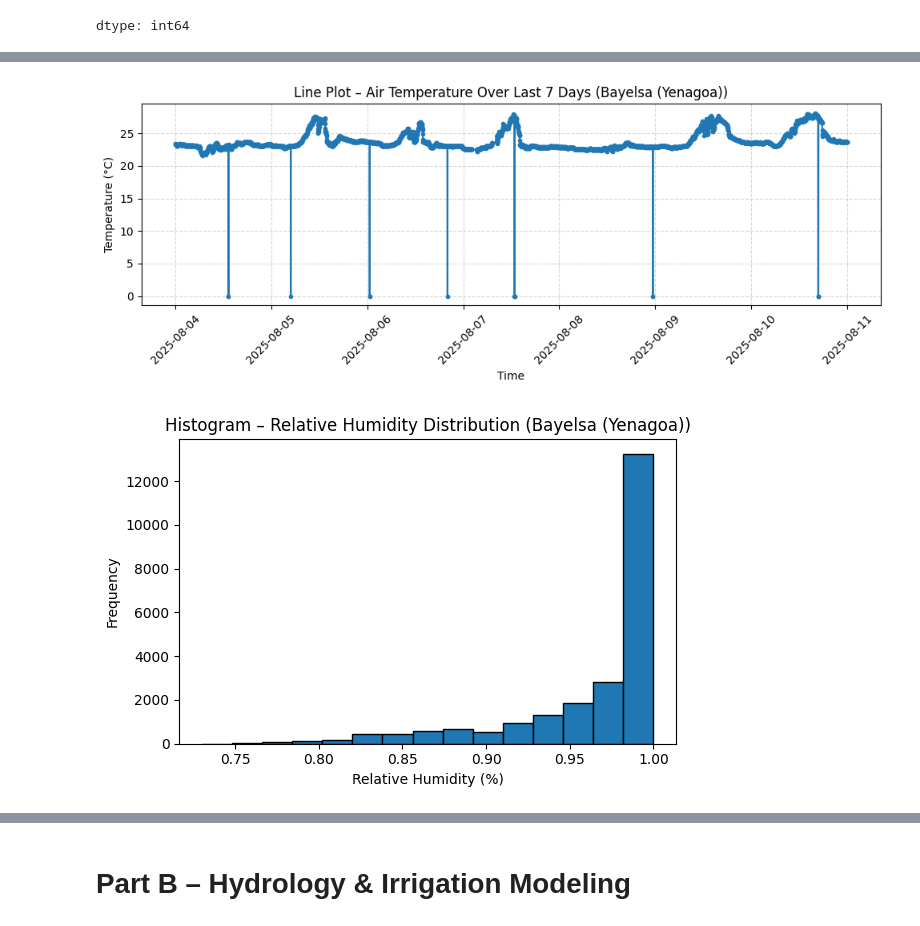
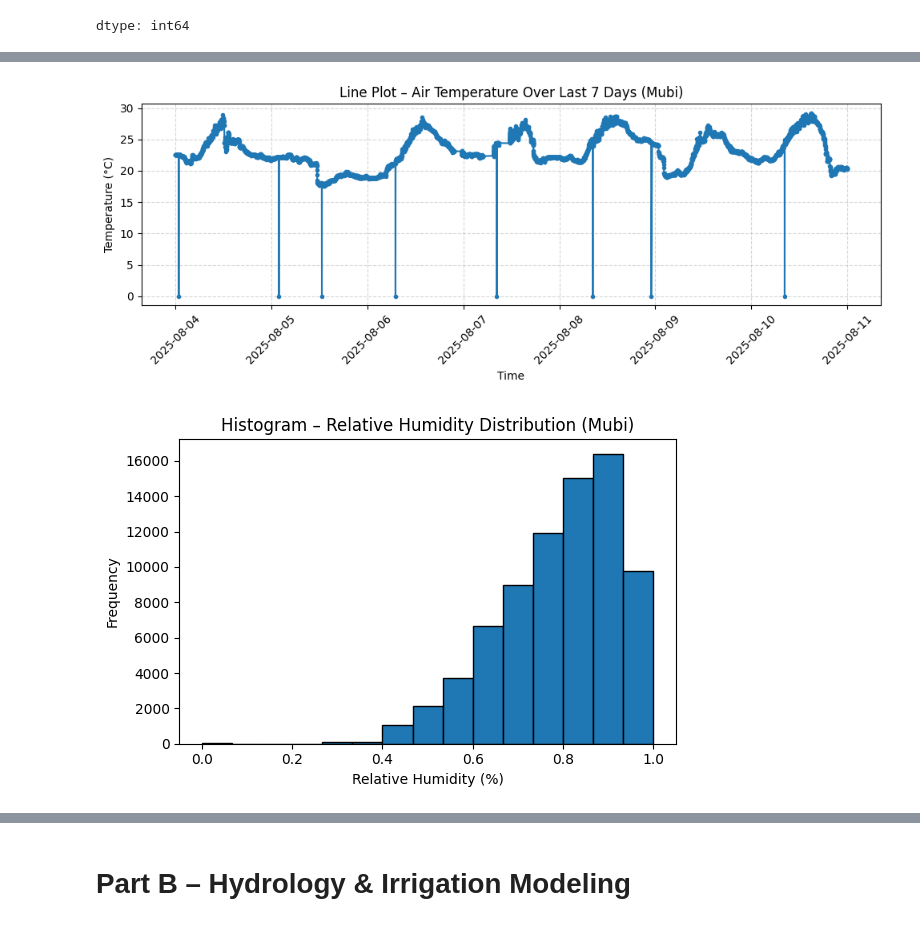
Before and after one commit to iamoah11/irrigation-modeling, a Jupyter notebook: Part 2 eto_etc.ipynb, the cells around one changed output, grey strips where cells are left out. Cells and saved outputs as stored; diff of their text form; code cells hidden in the pictures.

```diff
--- a/Part 2 eto_etc.ipynb
+++ b/Part 2 eto_etc.ipynb
@@ -292,26 +291,26 @@ Stations kept (at least 1 month of data):
 - Yola
 # %%
 # Filter for one station (example: first in the list)
-station_name = df["Station Name"].unique()[10]
+station_name = df["Station Name"].unique()[0]
 df_station = df[df["Station Name"] == station_name]
 df_station['Station Name'].unique()
 
 # Filter for last 7 days
 last_7_days = df_station["Timestamp"].max() - timedelta(days=7)
 df_last7 = df_station[df_station["Timestamp"] >= last_7_days]
 
 # Line Plot: Air Temperature over last 7 days
 plt.figure(figsize=(10, 4))
 plt.plot(df_last7["Timestamp"], df_last7["Air Temperature (°C)"], marker=".", linestyle="-")
 plt.title(f"Line Plot – Air Temperature Over Last 7 Days ({station_name})")
 plt.xlabel("Time")
 plt.ylabel("Temperature (°C)")
 plt.xticks(rotation=45)
 plt.grid(True, linestyle='--', alpha=0.5)
 plt.tight_layout()
 plt.show()
 # %% [output]
-[figure, old version]
+[figure, new version]
 # %%
 # Histogram: Relative Humidity Distribution
 plt.figure(figsize=(6, 4))
@@ -322,7 +321,7 @@ plt.ylabel("Frequency")
 plt.tight_layout()
 plt.show()
 # %% [output]
-[figure, old version]
+[figure, new version]
 # %%
 #@title Exercise (click to expand)
 
```
Also changed, not shown: parts of 16 cells of this notebook.
